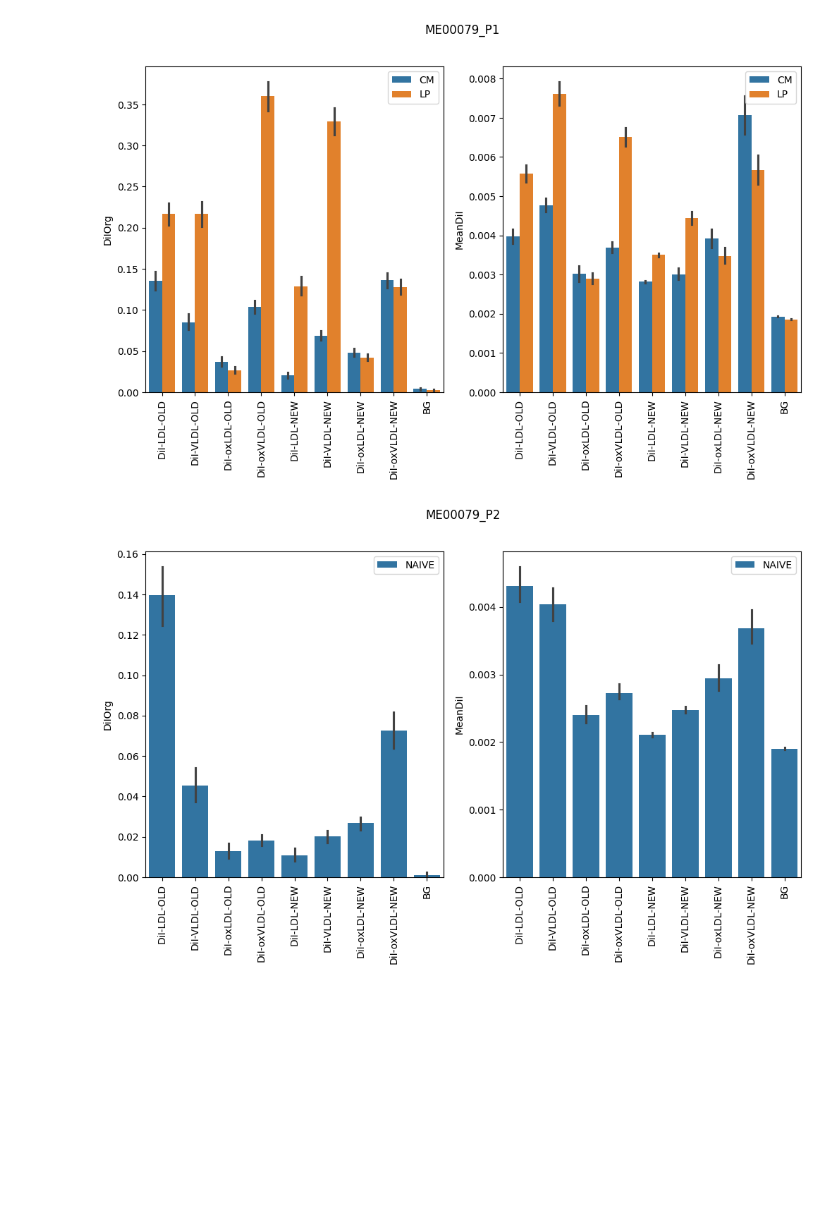
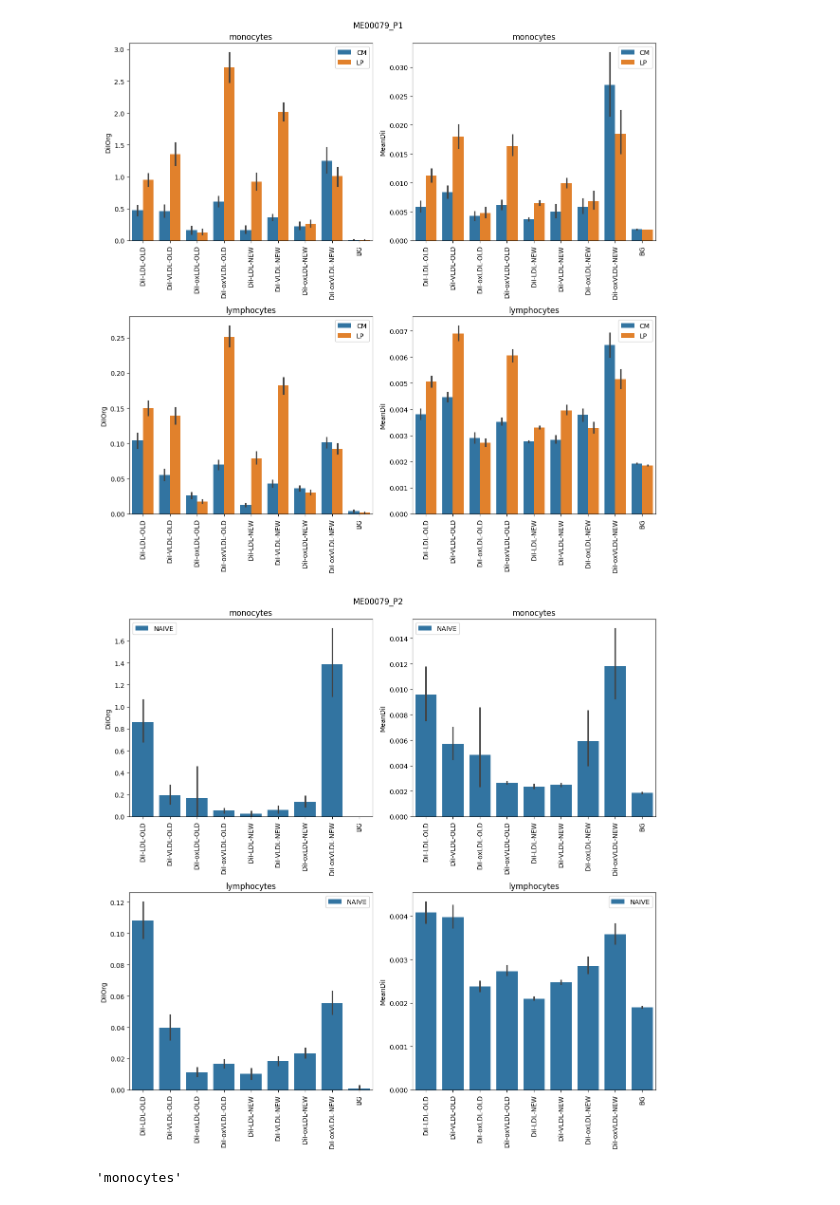
Before and after one commit to spamilo/ME00079, a Jupyter notebook: from_iris/ME00079_LDL_analysis.ipynb, the cells around one changed output. Drawn from its saved outputs; the diff is of its cells as text; code cells hidden in the pictures; blank space fills up the shorter version.

```diff
--- a/from_iris/ME00079_LDL_analysis.ipynb
+++ b/from_iris/ME00079_LDL_analysis.ipynb
@@ -6,34 +6,47 @@ import matplotlib.pyplot as plt
 # %%
 run_name = 'ME00079'
 directory = f'/home/siina/Documents/projects/{run_name}'
 sel_readouts = ['DiIOrg', 'MeanDiI']
 data_dir = os.path.join(directory,'out_results/single_cell_cleaned')
 save_dir = os.path.join(directory,'Figures')
 
 for exp in ['P1','P2']:
     #exp = 'P1'
     exp_name = run_name + '_' + exp
     # Cleaned data
     df = pd.read_csv(os.path.join(data_dir,f'{exp_name}_cell_clean.csv'))
     # Description
     desc = pd.read_csv(os.path.join(directory,f'description_files/{run_name}.csv'))
     # Order of labels
     desc = desc.sort_values(by='Number')
     order = desc['Label'].dropna().values.tolist()
-    order = order
     # add label from description file
     df = pd.merge(df,desc[['Number','Label']],left_on = 'Sample', right_on = 'Number', how='left')
     # Plot
-    fig, axes = plt.subplots(1,2,figsize = (12,6))
-    for i,r in enumerate(sel_readouts):
-        ax = axes[i]
-        sns.barplot(data=df,x='Label',y=r, hue='treatment',order=order,ax=ax)
-        #ax.set_xticklabels(ax.get_xticklabels(), rotation=90)
-        ax.tick_params(axis='x', rotation=90)
-        ax.set_xlabel('')
-        ax.legend(title='')
+    fig, axes = plt.subplots(2,2,figsize = (12,12))
+    fig.subplots_adjust(hspace=0.5)
+    i=0
+    for cell in ['monocytes','lymphocytes']:
+        if cell == 'monocytes':
+            df_cell = df[df['Monocyte']=='positive']
+        else:
+            df_cell = df[df['Monocyte']=='negative']
+        for r in sel_readouts:
+            ax = axes.flat[i]
+            sns.barplot(data=df_cell,x='Label',y=r, hue='treatment',order=order,ax=ax)
+            #sns.barplot(data=df_cell,x='Sample',y=r, hue='treatment',ax=ax)
+            ax.tick_params(axis='x', rotation=90)
+            ax.set_xlabel('')
+            ax.legend(title='')
+            ax.set_title(cell)
+            i+=1
     plt.suptitle(exp_name)
+    plt.tight_layout()
     plt.savefig(os.path.join(save_dir,f'{exp_name}.png'),dpi=300, bbox_inches='tight')
 # %% [output]
-[figure, old version]
+[figure, new version]
-[figure, old version]
+[figure, new version]
+# %%
+cell
+# %% [output]
+'monocytes'
```
Also changed, not shown: parts of 2 cells of this notebook, 1 other file.
